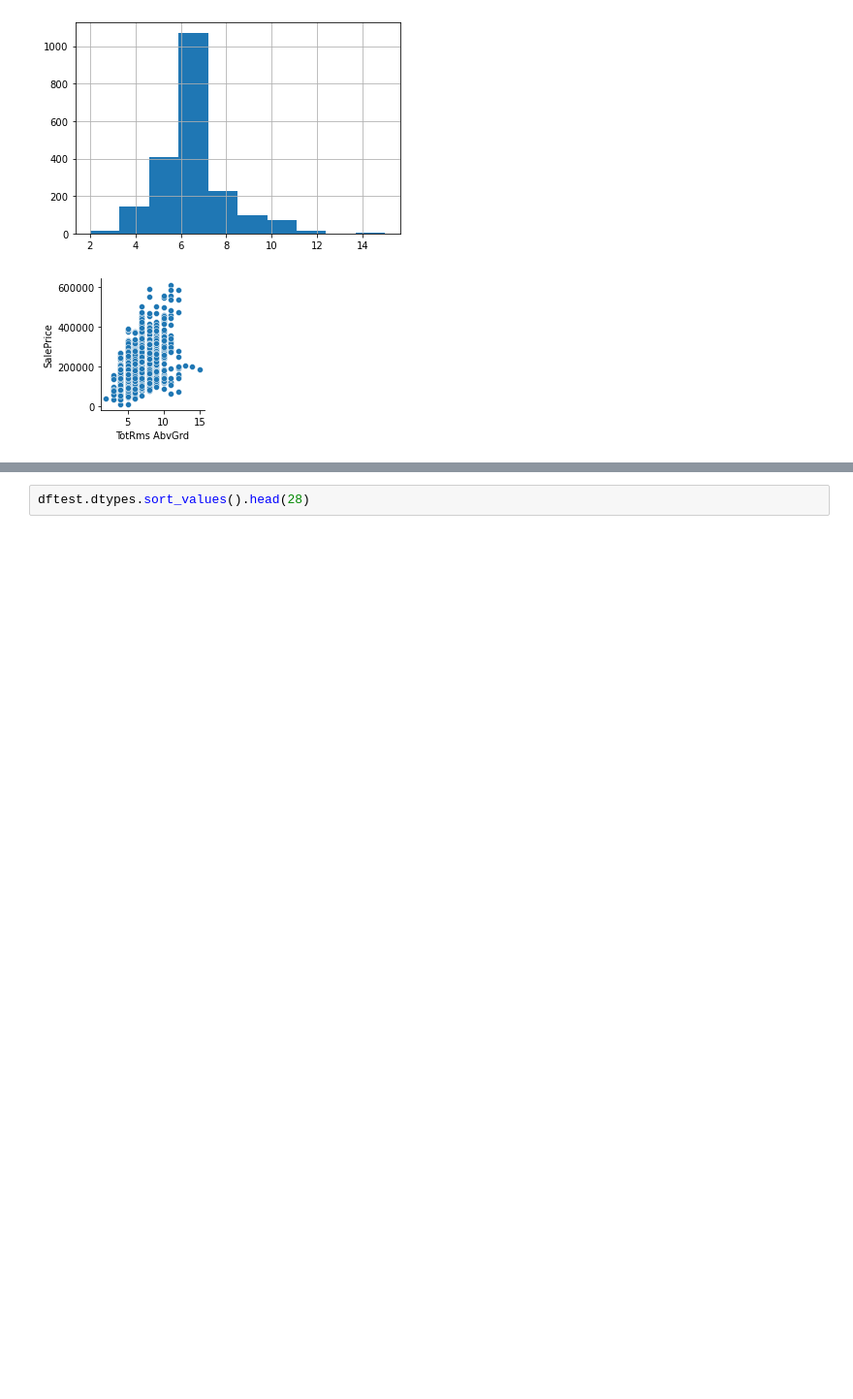
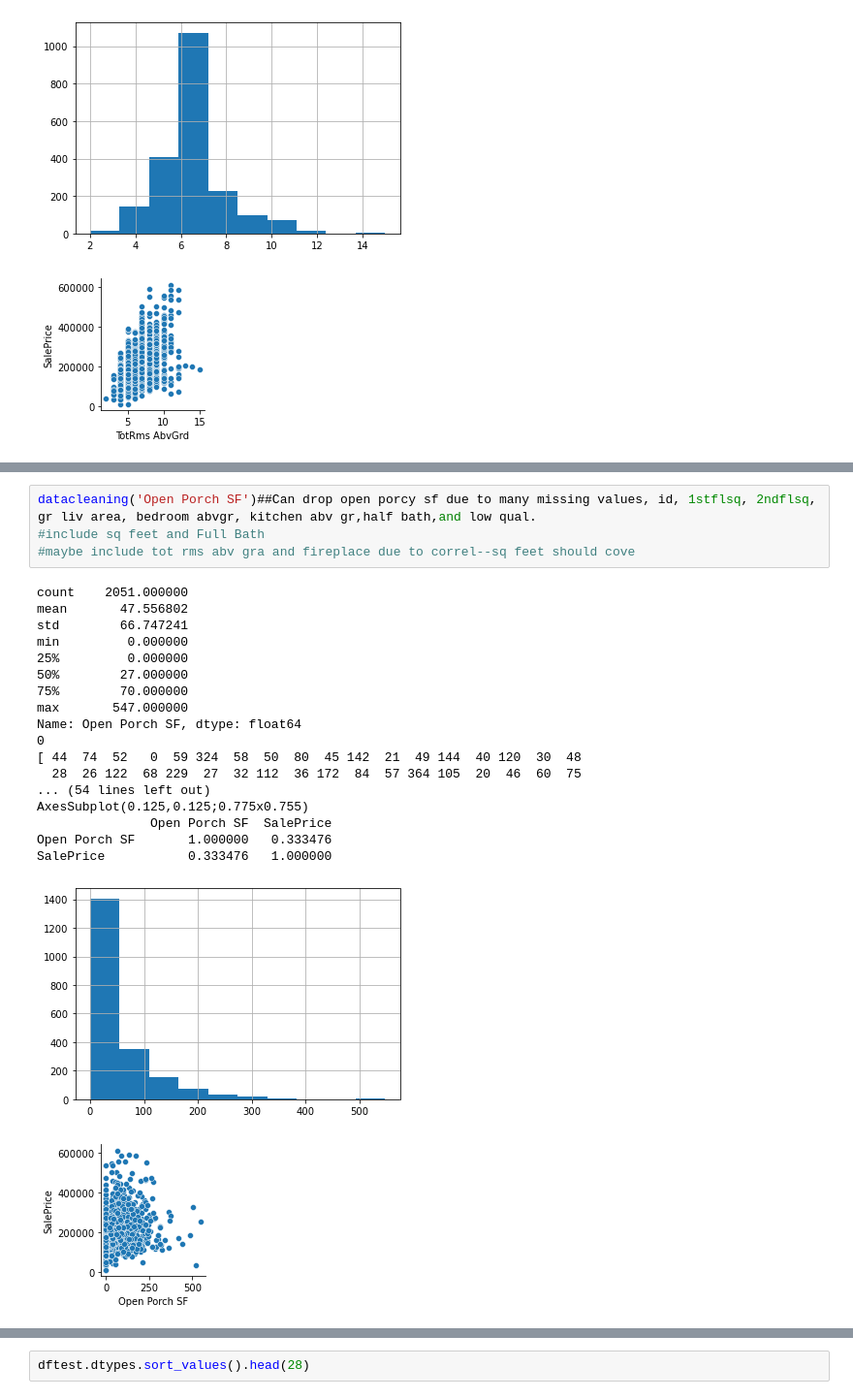
Before and after one commit to vivekbavda/Fair-Housing-Sale-Prices, a Jupyter notebook: VivekBavdaProject2AmesHousingAnalysis.ipynb, the cells around one changed output, grey strips where cells are left out. Shown: that part at 97% size. Saved outputs shown, nothing was run; the diff lists cells and outputs as text; blank space fills up the shorter version.

```diff
--- a/VivekBavdaProject2AmesHousingAnalysis.ipynb
+++ b/VivekBavdaProject2AmesHousingAnalysis.ipynb
@@ -435,0 +492,24 @@ SalePrice     0.471093   1.000000
+# %%
+datacleaning('Open Porch SF')##Can drop open porcy sf due to many missing values, id, 1stflsq, 2ndflsq, gr liv area, bedroom abvgr, kitchen abv gr,half bath,and low qual.
+#include sq feet and Full Bath
+#maybe include tot rms abv gra and fireplace due to correl--sq feet should cove
+# %% [output]
+count    2051.000000
+mean       47.556802
+std        66.747241
+min         0.000000
+25%         0.000000
+50%        27.000000
+75%        70.000000
+max       547.000000
+Name: Open Porch SF, dtype: float64
+0
+[ 44  74  52   0  59 324  58  50  80  45 142  21  49 144  40 120  30  48
+  28  26 122  68 229  27  32 112  36 172  84  57 364 105  20  46  60  75
+... (54 lines left out)
+AxesSubplot(0.125,0.125;0.775x0.755)
+               Open Porch SF  SalePrice
+Open Porch SF       1.000000   0.333476
+SalePrice           0.333476   1.000000
+[figure, added]
+[figure, added]
```
Also changed, not shown: parts of 41 cells of this notebook.
